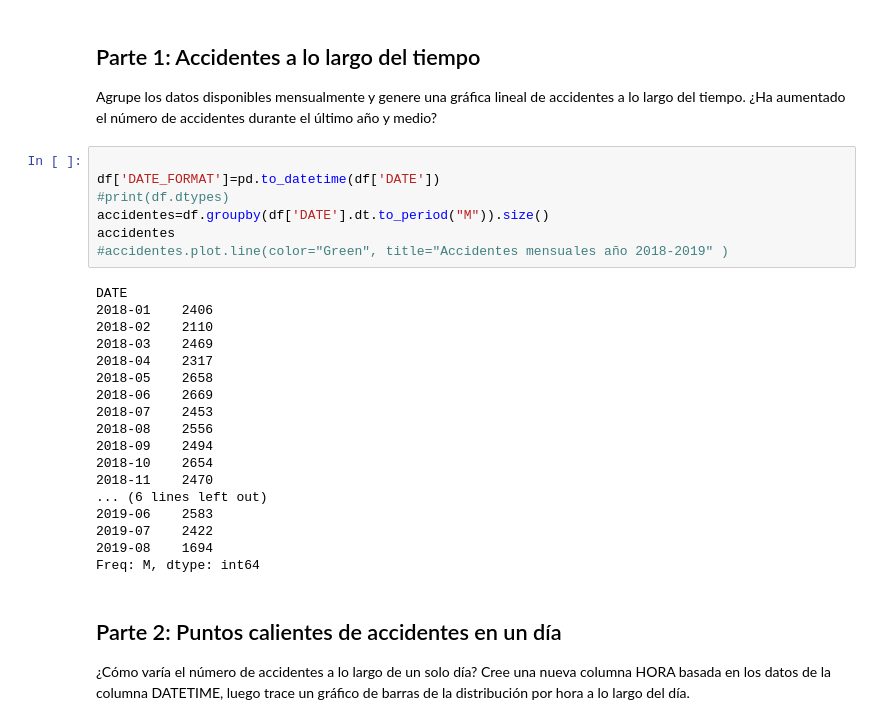
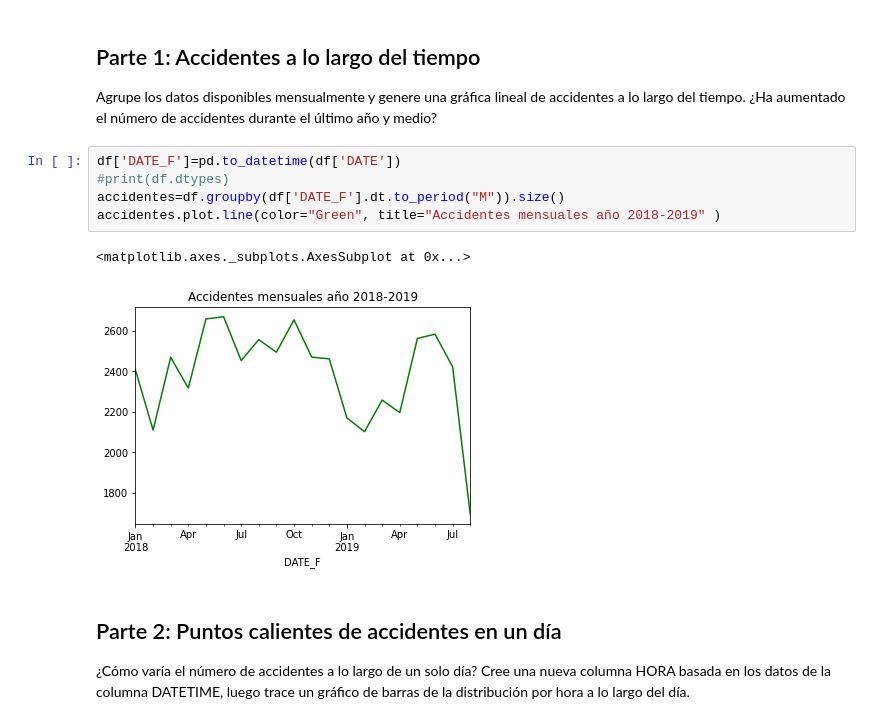
Before and after one commit to clargote/mujeresDigitales, a Jupyter notebook: Taller_Semana_4.ipynb, the cells around one changed output. Saved outputs shown, nothing was run; the diff lists cells and outputs as text.

```diff
--- a/Taller_Semana_4.ipynb
+++ b/Taller_Semana_4.ipynb
@@ -92,30 +86,13 @@ df
 
 Agrupe los datos disponibles mensualmente y genere una gráfica lineal de accidentes a lo largo del tiempo. ¿Ha aumentado el número de accidentes durante el último año y medio?
 # %%
-
-df['DATE_FORMAT']=pd.to_datetime(df['DATE'])
+df['DATE_F']=pd.to_datetime(df['DATE'])
 #print(df.dtypes)
-accidentes=df.groupby(df['DATE'].dt.to_period("M")).size()
-accidentes
-#accidentes.plot.line(color="Green", title="Accidentes mensuales año 2018-2019" )
+accidentes=df.groupby(df['DATE_F'].dt.to_period("M")).size()
+accidentes.plot.line(color="Green", title="Accidentes mensuales año 2018-2019" )
 # %% [output]
-DATE
-2018-01    2406
-2018-02    2110
-2018-03    2469
-2018-04    2317
-2018-05    2658
-2018-06    2669
-2018-07    2453
-2018-08    2556
-2018-09    2494
-2018-10    2654
-2018-11    2470
-... (6 lines left out)
-2019-06    2583
-2019-07    2422
-2019-08    1694
-Freq: M, dtype: int64
+<matplotlib.axes._subplots.AxesSubplot at 0x...>
+[figure, added]
 # %% [markdown]
 ## Parte 2: Puntos calientes de accidentes en un día
 
```
Also changed, not shown: parts of 17 cells of this notebook.
